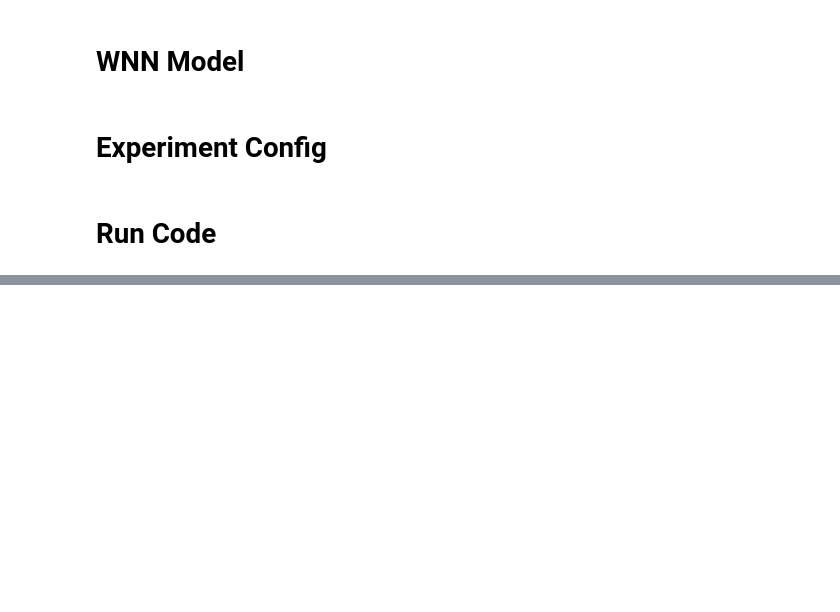
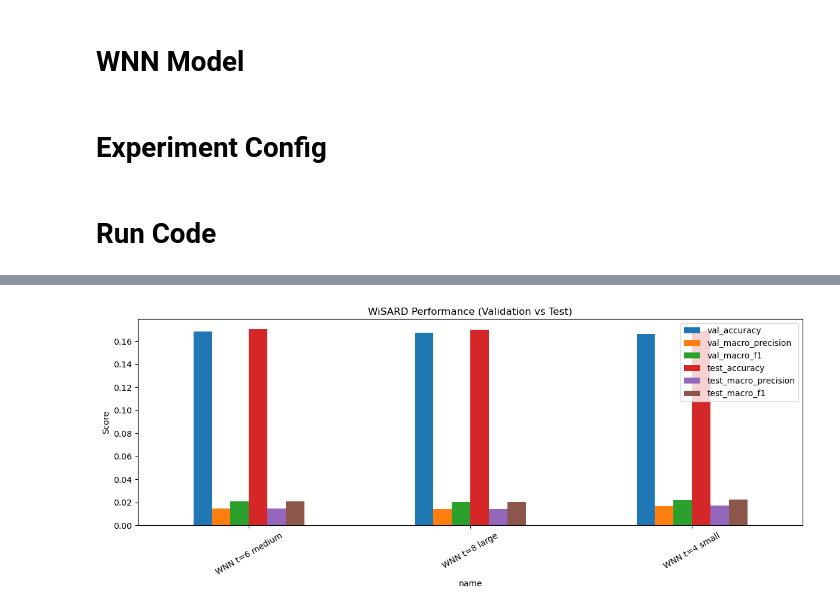
Before and after one commit to Nico-Jimene/nndl_proj, a Jupyter notebook: WNN.ipynb, the cells around one changed output, grey strips where cells are left out. Drawn from its saved outputs; the diff is of its cells as text; code cells hidden in the pictures; blank space fills up the shorter version.

Commit message:
Added updated WNN
Co-authored-by: Name <mjcarign@ncsu.edu>

```diff
--- a/WNN.ipynb
+++ b/WNN.ipynb
@@ -24,7 +26,7 @@ Using device: cuda
 # %% [markdown]
 # Load Data
 # %%
-dataPath = Path("Data.csv")
+dataPath = Path("data.csv")
 
 
 if not dataPath.exists():
@@ -162,18 +331,81 @@ WNN_Experiments: List[WNNConfig] = [
 # %% [markdown]
 # Run Code
 # %%
-if __name__ == "__main__":
-    rows = []
-    for cfg in WNN_Experiments:
-        result = trainWNNExperiment(cfg, X_train, y_train, X_test, y_test, classes)
-        rows.append({
-            "name": cfg.name,
-            "tuple_size": cfg.tuple_size,
-            "filter_size": cfg.filter_size,
-            "num_hashes": cfg.num_hashes,
-            "val_acc": result["val_acc"],
-            "val_prec": result["val_prec"],
-        })
-        print(f"Experiment {cfg.name}: Val Acc={result['val_acc']:.4f}, Val Prec={result['val_prec']:.4f}")
-    results_df = pd.DataFrame(rows).sort_values("val_acc", ascending=False)
-    results_df.plot.bar(x="name", y=["val_acc", "val_prec"], figsize=(10, 4))
+# if __name__ == "__main__":
+#     rows = []
+#     for cfg in WNN_Experiments:
+#         result = trainWNNExperiment(cfg, X_train, y_train, X_test, y_test, classes)
+#         rows.append({
+#             "name": cfg.name,
+#             "tuple_size": cfg.tuple_size,
+#             "filter_size": cfg.filter_size,
+#             "num_hashes": cfg.num_hashes,
+#             "val_acc": result["val_acc"],
+#             "val_prec": result["val_prec"],
+#         })
+#         print(f"Experiment {cfg.name}: Val Acc={result['val_acc']:.4f}, Val Prec={result['val_prec']:.4f}")
+#     results_df = pd.DataFrame(rows).sort_values("val_acc", ascending=False)
+#     results_df.plot.bar(x="name", y=["val_acc", "val_prec"], figsize=(10, 4))
+
+import time
+import pandas as pd
+import matplotlib.pyplot as plt
+
+rows = []
+
+for cfg in WNN_Experiments:
+    print(f"Running {cfg.name} ...")
+
+    result = trainWNNExperiment(
+        cfg,
+        X_train, y_train,
+        X_val, y_val,
+        X_test, y_test,
+        classes
+    )
+
+    rows.append({
+        "name": cfg.name,
+        "tuple_size": cfg.tuple_size,
+        "num_rams": result["num_rams"],
+        "address_space": result["address_space"],
+        "memory_mb": result["memory_mb"],
+        "train_time_sec": result["train_time_sec"],
+
+        "val_accuracy": result["val_metrics"]["accuracy"],
+        "val_macro_precision": result["val_metrics"]["macro_precision"],
+        "val_macro_recall": result["val_metrics"]["macro_recall"],
+        "val_macro_f1": result["val_metrics"]["macro_f1"],
+        "val_inference_time_sec": result["val_metrics"]["inference_time_sec"],
+
+        "test_accuracy": result["test_metrics"]["accuracy"],
+        "test_macro_precision": result["test_metrics"]["macro_precision"],
+        "test_macro_recall": result["test_metrics"]["macro_recall"],
+        "test_macro_f1": result["test_metrics"]["macro_f1"],
+        "test_inference_time_sec": result["test_metrics"]["inference_time_sec"],
+        "test_avg_time_per_sample_ms": result["test_metrics"]["avg_time_per_sample_ms"],
+    })
+
+results_df = pd.DataFrame(rows).sort_values("val_accuracy", ascending=False).reset_index(drop=True)
+display(results_df)
+
+results_df.plot.bar(
+    x="name",
+    y=[
+        "val_accuracy",
+        "val_macro_precision",
+        "val_macro_f1",
+        "test_accuracy",
+        "test_macro_precision",
+        "test_macro_f1",
+    ],
+    figsize=(12, 5)
+)
+
+plt.title("WiSARD Performance (Validation vs Test)")
+plt.ylabel("Score")
+plt.xticks(rotation=30)
+plt.legend(loc="best")
+plt.tight_layout()
+plt.show()
+# %% [output]
@@ -179,0 +419 @@ if __name__ == "__main__":
+[figure, added]
```
Also changed, not shown: parts of 5 cells of this notebook.
